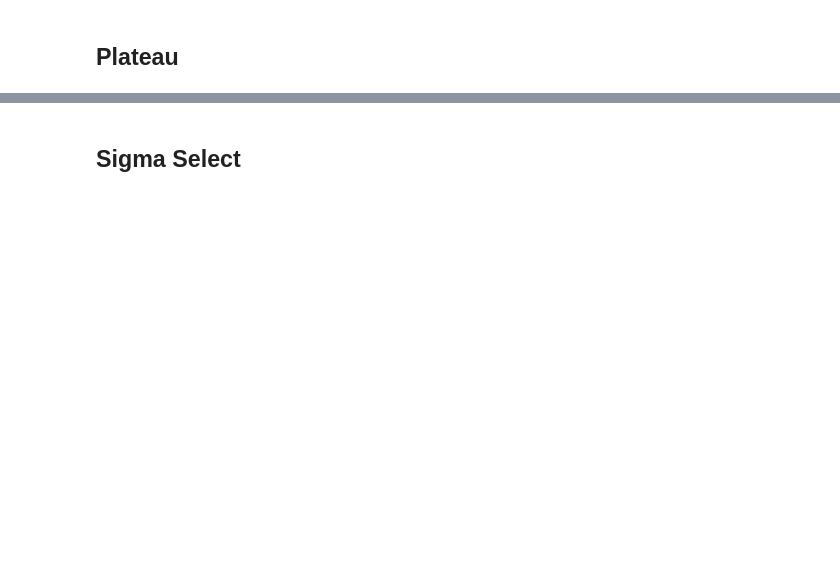
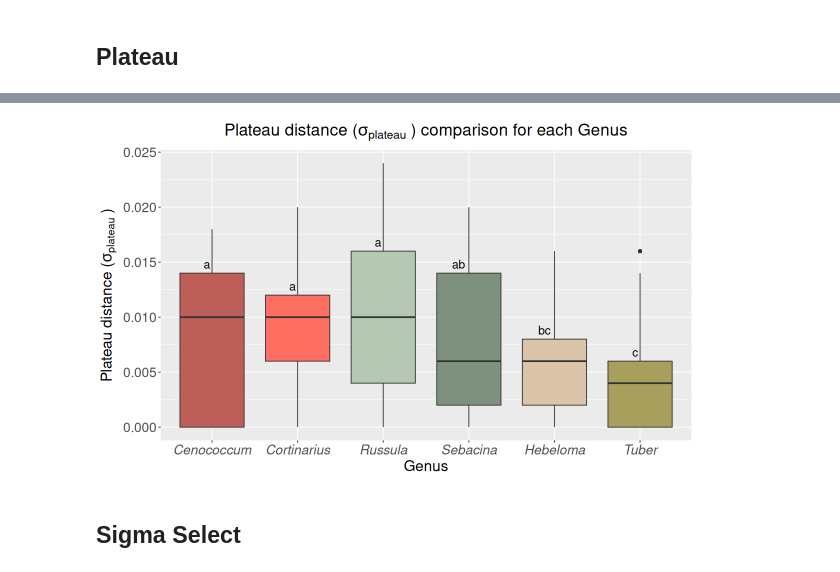
Before and after one commit to minigonche/multiplicity_index, a Jupyter notebook: Analysis EST-LAT Sigma Choice.ipynb, the cells around one changed output, grey strips where cells are left out. Drawn from its saved outputs; the diff is of its cells as text; code cells hidden in the pictures; blank space fills up the shorter version.

```diff
--- a/Analysis EST-LAT Sigma Choice.ipynb
+++ b/Analysis EST-LAT Sigma Choice.ipynb
@@ -563,10 +707,10 @@ custom_colors <- c(
 plaeau_col <- "Plateau"
 group_col <- "Taxa"
 
-plateau_name <- TeX("Plateau distance ($\\sigma$ )")
+plateau_name <- TeX("Plateau distance ($\\sigma_{plateau}$ )")
 group_name <- "Vegetation Type"
 
-title <- TeX("Plateau distance ($\\sigma$ ) comparison for each Genus")
+title <- TeX("Plateau distance ($\\sigma_{plateau}$ ) comparison for each Genus")
 
 
 
@@ -586,34 +730,36 @@ p <- ggplot(df_plot, aes(x = Group, y = Plateau, fill = Group)) +
     ) + # Compact Letter displays
     geom_text(
       data = cld_positions,
       aes(x = Group, y = y_pos, label = labels),
        hjust = 1.3 ,# Shifts to the left
       vjust = -0.5,
       size = 5, # Adjust text size
       inherit.aes = FALSE
     ) +
     scale_x_discrete(labels = selected_genus) +
     scale_fill_manual(values = custom_colors) + # Add labels
     theme(
       axis.title = element_text(size = 18), # Increase axis title font size
       axis.text = element_text(size = 16), # Increase axis label font size
       plot.title = element_text(size = 20, hjust = 0.5),
       axis.text.x = element_text(face = "italic"),  # <-- italic x-axis labels
     ) + theme(legend.position = "none")
 
 
 
   # Save combined plot
   ggsave(
     paste0("EST-LAT/results/plateau_plot_baltics.png"),
     plot = p,
-    width = 12, height = 6, dpi = 400, bg = "white"
+    width = 10, height = 6, dpi = 800, bg = "white"
   )
 
 
   options(repr.plot.width = 10, repr.plot.height = 6)
 
 p
+# %% [output]
+[figure, added]
 # %% [markdown]
 ## Sigma Select
 # %%
```
Also changed, not shown: parts of 10 cells of this notebook, 10 other files.
